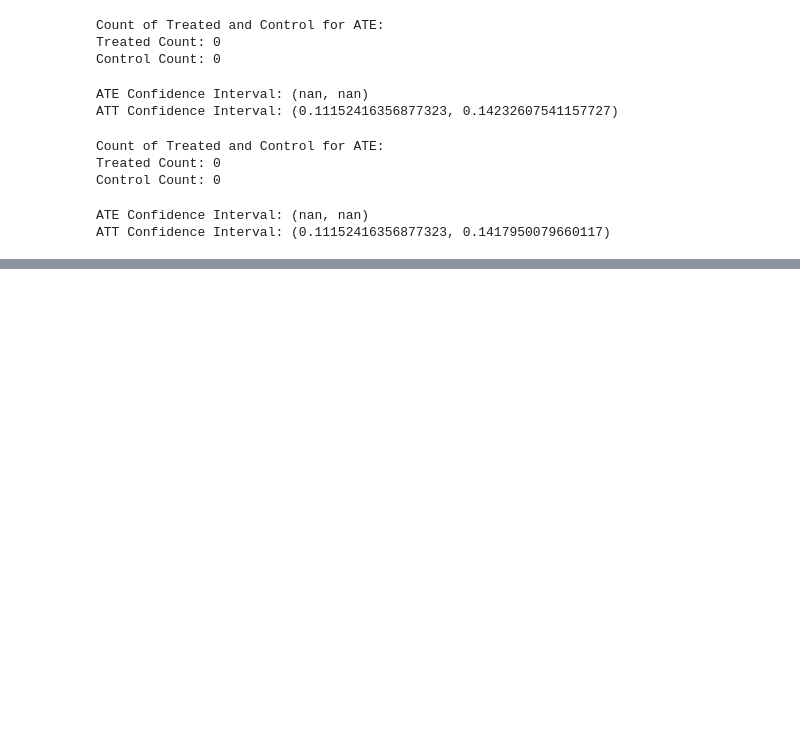
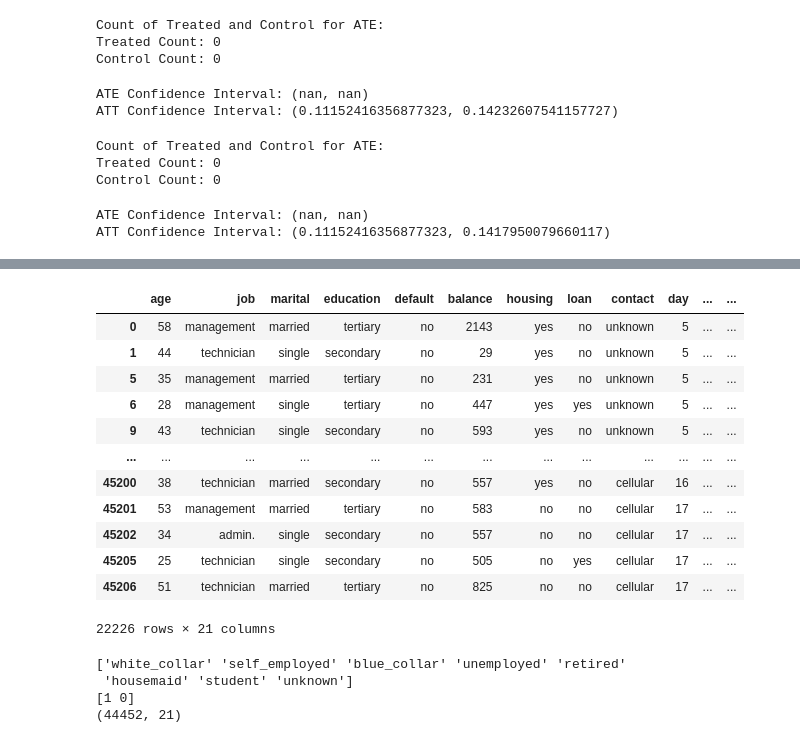
Before and after one commit to abhiramp1998/bias-mitigation-bank-marketing-ML, a Jupyter notebook: notebooks/Balance_Propensity_ATE.ipynb, the cells around one changed output, grey strips where cells are left out. Cells and saved outputs as stored; diff of their text form; code cells hidden in the pictures; blank space fills up the shorter version.

```diff
--- a/notebooks/Balance_Propensity_ATE.ipynb
+++ b/notebooks/Balance_Propensity_ATE.ipynb
@@ -1012,0 +1185,9 @@ ATT Confidence Interval: (0.11152416356877323, 0.1417950079660117)
+# %%
+df = df.dropna(subset=['treatment', 'propensity_score_job', 'y'])  # Remove missing rows
+# %%
+df.fillna(df.mean(), inplace=True)  # Replace NaNs with column mean
+# %%
+df['weights'] = df['treatment'] / df['propensity_score_job'] + \
+                (1 - df['treatment']) / (1 - df['propensity_score_job'])
+
+print(df['weights'].describe())  # Check weight distribution
@@ -1012,0 +1219,3 @@ ATT Confidence Interval: (0.11152416356877323, 0.1417950079660117)
+# %%
+df['y'] = df['y'].map({'yes': 1, 'no': 0}).astype(float)
+df_matched['y'] = df_matched['y'].map({'yes': 1, 'no': 0}).astype(float)
@@ -1012,0 +1268,25 @@ ATT Confidence Interval: (0.11152416356877323, 0.1417950079660117)
+# %%
+df[(df['treatment'] == 1) & (df['job_grouped'] == 'white_collar')]
+# %% [output]
+|  | age | job | marital | education | default | balance | housing | loan | contact | day | ... | ... |
+| 0 | 58 | management | married | tertiary | no | 2143 | yes | no | unknown | 5 | ... | ... |
+| 1 | 44 | technician | single | secondary | no | 29 | yes | no | unknown | 5 | ... | ... |
+| 5 | 35 | management | married | tertiary | no | 231 | yes | no | unknown | 5 | ... | ... |
+| 6 | 28 | management | single | tertiary | no | 447 | yes | yes | unknown | 5 | ... | ... |
+| 9 | 43 | technician | single | secondary | no | 593 | yes | no | unknown | 5 | ... | ... |
+| ... | ... | ... | ... | ... | ... | ... | ... | ... | ... | ... | ... | ... |
+| 45200 | 38 | technician | married | secondary | no | 557 | yes | no | cellular | 16 | ... | ... |
+| 45201 | 53 | management | married | tertiary | no | 583 | no | no | cellular | 17 | ... | ... |
+| 45202 | 34 | admin. | single | secondary | no | 557 | no | no | cellular | 17 | ... | ... |
+| 45205 | 25 | technician | single | secondary | no | 505 | no | yes | cellular | 17 | ... | ... |
+| 45206 | 51 | technician | married | tertiary | no | 825 | no | no | cellular | 17 | ... | ... |
+22226 rows × 21 columns
+# %%
+print(df_matched['job_grouped'].unique())  # Check unique job categories
+print(df_matched['treatment'].unique())    # Check unique treatment values
+print(df_matched.shape)  # Check the overall shape of the matched dataset
+# %% [output]
+['white_collar' 'self_employed' 'blue_collar' 'unemployed' 'retired'
+ 'housemaid' 'student' 'unknown']
+[1 0]
+(44452, 21)
```
Also changed, not shown: parts of 21 cells of this notebook.
